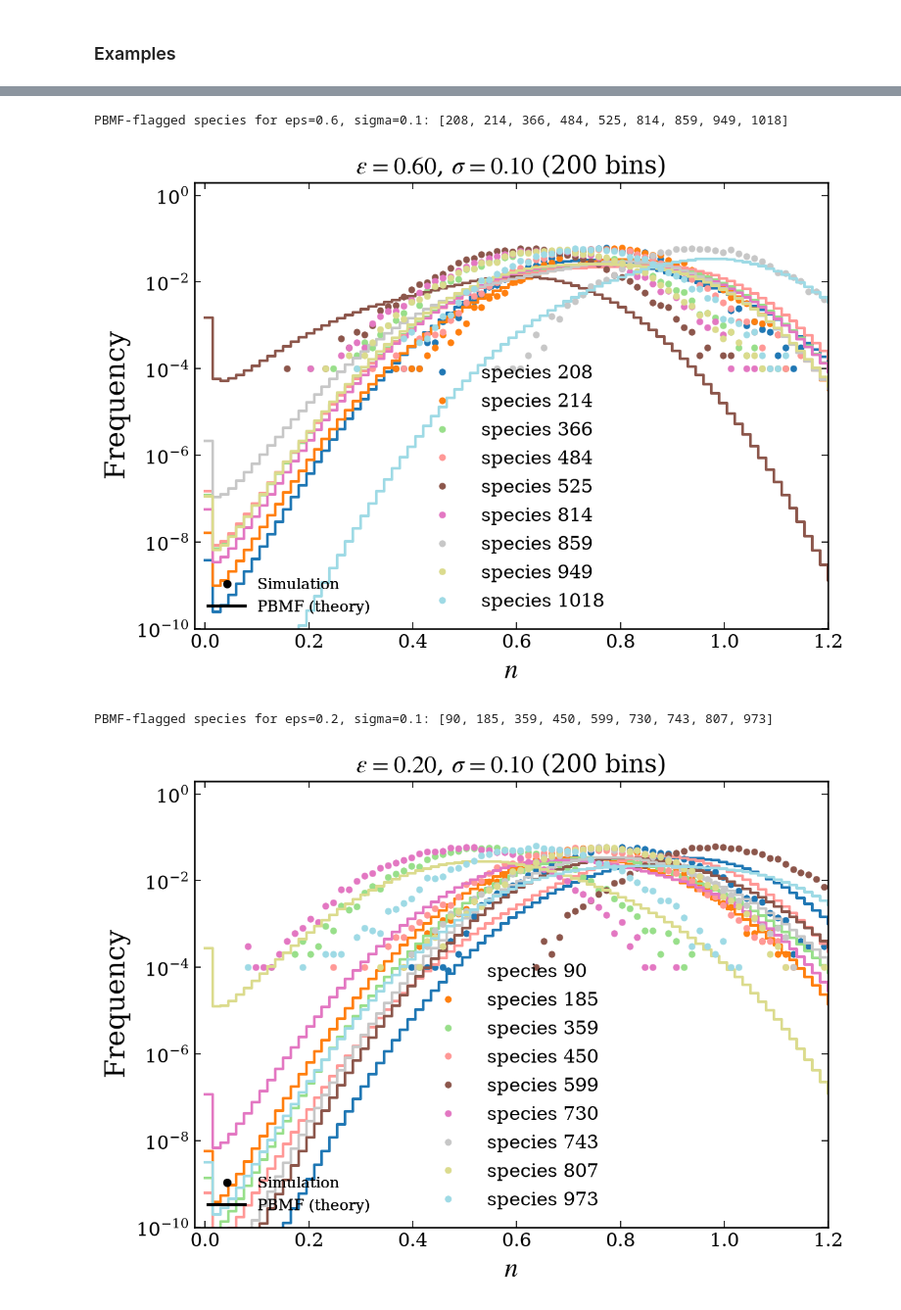
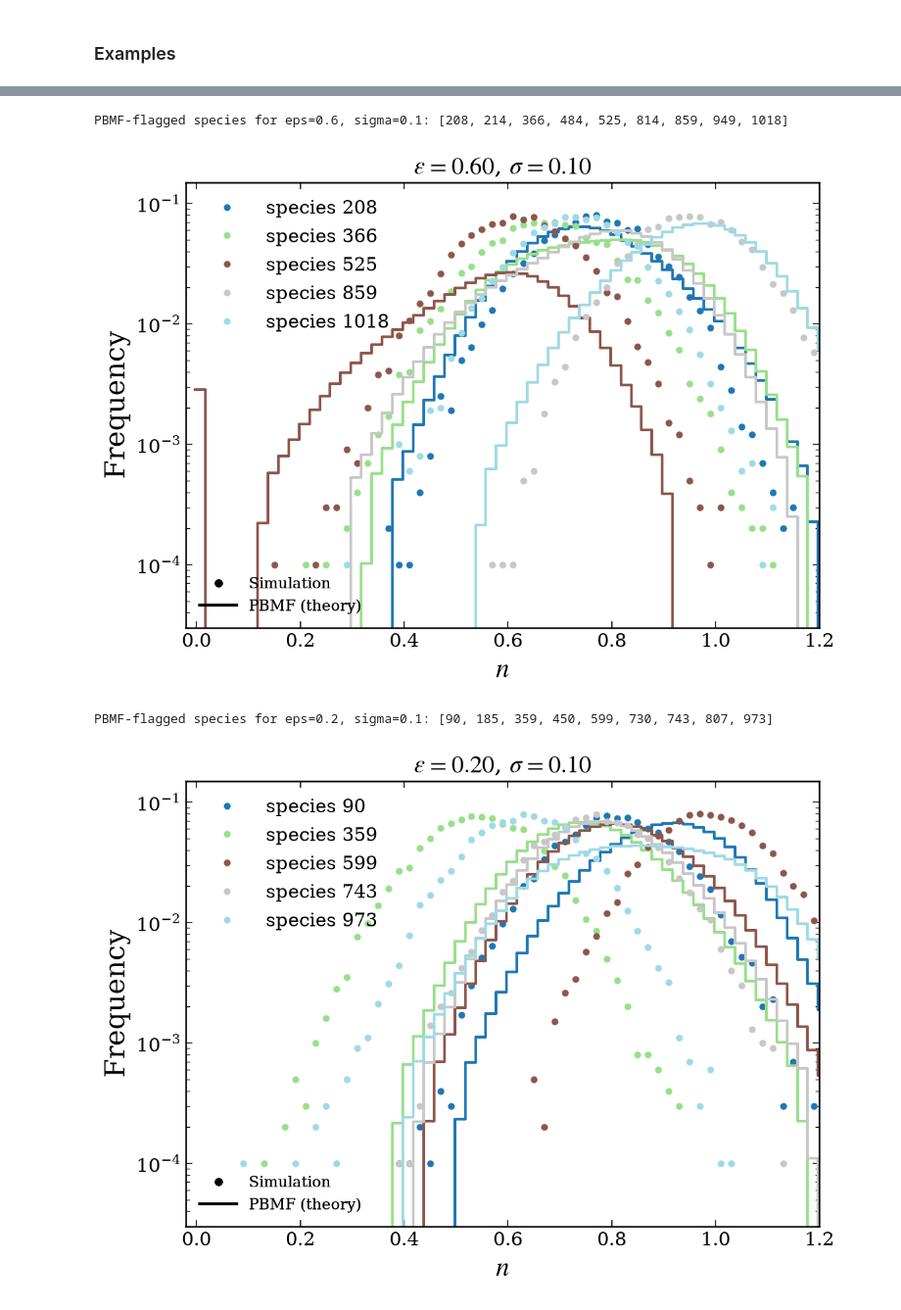
Before and after one commit to d4v1d-cub/Ecology, a Jupyter notebook: processing_data/PBMF/plot_PBMF_vs_Langevin_gaussianity.ipynb, the cells around one changed output, grey strips where cells are left out. Shown at 98% size. Cells and saved outputs as stored; diff of their text form; code cells hidden in the pictures.

Commit message:
working on PBMF vs simulations

```diff
--- a/processing_data/PBMF/plot_PBMF_vs_Langevin_gaussianity.ipynb
+++ b/processing_data/PBMF/plot_PBMF_vs_Langevin_gaussianity.ipynb
@@ -185,7 +167,7 @@ def integrate_over_bins(n, y, bin_edges):
 For a given (epsilon, sigma), PBMF's species-averaged distribution is pooled (mean) over every `sgraph`/`seedinit` replicate it was run with; the Langevin side is already a single, pre-pooled `*_avg_dist_fit.txt` file (see `preprocess_Langevin_distributions.py`).
 # %%
 def find_pbmf_avg_dist_files(pbmf_dist_dir, eps, sigma, sgraph=None, tol=1e-6):
-    """Every PBMF *_avg_dist_fit.txt file matching (eps, sigma) -- and, if sgraph is given,
+    """Every PBMF PBMF_AVG_DIST_SUFFIX file matching (eps, sigma) -- and, if sgraph is given,
     one specific graph realization; otherwise every sgraph/seedinit replicate."""
     pattern = os.path.join(pbmf_dist_dir, f"PBMF_gr_in_RRG_*{PBMF_AVG_DIST_SUFFIX}")
     matches = []
@@ -202,12 +184,13 @@ def find_pbmf_avg_dist_files(pbmf_dist_dir, eps, sigma, sgraph=None, tol=1e-6):
     return matches
 
 
-def load_pbmf_pooled_average(pbmf_dist_dir, eps, sigma, column="P_avg", sgraph=None):
-    """Pool (mean) the given column of every PBMF avg_dist_fit.txt file matching (eps, sigma)
-    -- and, if sgraph is given, one specific graph realization (pooling then only over its
-    seedinit replicates); otherwise every sgraph/seedinit replicate. Replicates share the same
-    grid start/step but can have different lengths (the solver only extends the grid as far as
-    it needs), so shorter replicates are zero-padded up to the longest grid before averaging.
+def load_pbmf_pooled_average(pbmf_dist_dir, eps, sigma, column="freqP_avg", sgraph=None):
+    """Pool (mean) the given column of every PBMF PBMF_AVG_DIST_SUFFIX file matching (eps,
+    sigma) -- and, if sgraph is given, one specific graph realization (pooling then only over
+    its seedinit replicates); otherwise every sgraph/seedinit replicate. Replicates share the
+    same grid start/step but can have different lengths (the solver only extends the grid as
+    far as it needs), so shorter replicates are zero-padded up to the longest grid before
+    averaging.
 
     Returns (n, pooled_mean, n_replicates); (None, None, 0) if no file is found.
     """
@@ -215,7 +198,7 @@ def load_pbmf_pooled_average(pbmf_dist_dir, eps, sigma, column="P_avg", sgraph=N
     if not paths:
         return None, None, 0
     col = PBMF_AVG_DIST_COLUMNS[column]
-    curves = [np.loadtxt(path, skiprows=1)[:, [0, col]] for path in paths]
+    curves = [np.loadtxt(path, comments="#")[:, [0, col]] for path in paths]
     n_ref = max((c[:, 0] for c in curves), key=len)
     stacked = np.zeros((len(curves), len(n_ref)))
     for i, c in enumerate(curves):
@@ -472,7 +465,7 @@ def find_pbmf_top_nongaussian_files(pbmf_dist_dir, eps, sigma, tol=1e-6):
 
 
 def load_pbmf_top_nongaussian_curves(pbmf_dist_dir, eps, sigma, tol=1e-6):
-    """Return dict: species_num (1-indexed, PBMF's own convention) -> list of (n, P, Phat)
+    """Return dict: species_num (1-indexed, PBMF's own convention) -> list of (n, freqP, freqPhat)
     curves, one per PBMF replicate file whose own top-N list happened to include that species
     (not every replicate selects the same species)."""
     paths = find_pbmf_top_nongaussian_files(pbmf_dist_dir, eps, sigma, tol=tol)
@@ -495,8 +488,8 @@ def load_pbmf_top_nongaussian_curves(pbmf_dist_dir, eps, sigma, tol=1e-6):
         n = data[:, 0]
         for sp in header_species:
             try:
-                p_idx = columns.index(f"P_species{sp}")
-                phat_idx = columns.index(f"Phat_species{sp}")
+                p_idx = columns.index(f"freqP_species{sp}")
+                phat_idx = columns.index(f"freqPhat_species{sp}")
             except ValueError:
                 continue
             curves.setdefault(sp, []).append((n, data[:, p_idx], data[:, phat_idx]))
@@ -504,9 +497,9 @@ def load_pbmf_top_nongaussian_curves(pbmf_dist_dir, eps, sigma, tol=1e-6):
 
 
 def pooled_species_curve(curves_list, use_phat=False):
-    """Average (over whichever PBMF replicates flagged this species) a species' P(n) or
-    Phat(n) curve, zero-padding shorter (early-truncated) replicate grids up to the longest,
-    same convention as load_pbmf_pooled_average."""
+    """Average (over whichever PBMF replicates flagged this species) a species' freqP(n) or
+    freqPhat(n) curve, zero-padding shorter (early-truncated) replicate grids up to the
+    longest, same convention as load_pbmf_pooled_average."""
     col = 2 if use_phat else 1
     n_ref = max((c[0] for c in curves_list), key=len)
     stacked = np.zeros((len(curves_list), len(n_ref)))
@@ -529,8 +522,8 @@ def find_langevin_pbmf_top_nongaussian_file(langevin_dist_dir, eps, sigma, tol=1
 
 
 def load_langevin_species_data(path):
-    """Return (n, dict: species_idx (0-indexed, Langevin's own convention) -> (count, freq,
-    density)) from a Langevin *_PBMF_top_nongaussian_species.txt file."""
+    """Return (n, dict: species_idx (0-indexed, Langevin's own convention) -> (count, freq))
+    from a Langevin *_PBMF_top_nongaussian_species.txt file."""
     column_line = None
     with open(path) as f:
         for line in f:
@@ -546,8 +539,7 @@ def load_langevin_species_data(path):
     for idx in species_indices:
         count = data[:, columns.index(f"count_species{idx}")]
         freq = data[:, columns.index(f"freq_species{idx}")]
-        density = data[:, columns.index(f"density_species{idx}")]
-        per_species[idx] = (count, freq, density)
+        per_species[idx] = (count, freq)
     return n, per_species
 
 
@@ -705,22 +703,24 @@ PBMF-flagged species for eps=1.0, sigma=0.1: [145, 185, 216, 298, 540, 701, 739,
 eps, sigma = 0.6, 0.10
 species_list = list_pbmf_selected_species(eps, sigma)
 print(f"PBMF-flagged species for eps={eps}, sigma={sigma}: {species_list}")
-# All PBMF-flagged species together, in one plot
-plot_species_frequency_histogram(eps, sigma, n_bins=200, logscaley=True,
-                                 ymin=1e-10, ymax=2, xmin=-0.02, xmax=1.2)
+species_plot = species_list[::2]
+plot_species_frequency_histogram(eps, sigma, dn=0.02, logscaley=True,
+                                 ymin=3e-5, ymax=0.15, xmin=-0.02, xmax=1.2,
+                                 species_indices=species_plot)
 # %% [output]
 PBMF-flagged species for eps=0.6, sigma=0.1: [208, 214, 366, 484, 525, 814, 859, 949, 1018]
-[figure, old version]
+[figure, new version]
 # %%
 eps, sigma = 0.2, 0.10
 species_list = list_pbmf_selected_species(eps, sigma)
 print(f"PBMF-flagged species for eps={eps}, sigma={sigma}: {species_list}")
-# All PBMF-flagged species together, in one plot
-plot_species_frequency_histogram(eps, sigma, n_bins=200, logscaley=True,
-                                 ymin=1e-10, ymax=2, xmin=-0.02, xmax=1.2)
+species_plot = species_list[::2]
+plot_species_frequency_histogram(eps, sigma, dn=0.02, logscaley=True,
+                                 ymin=3e-5, ymax=0.15, xmin=-0.02, xmax=1.2,
+                                 species_indices=species_plot)
 # %% [output]
 PBMF-flagged species for eps=0.2, sigma=0.1: [90, 185, 359, 450, 599, 730, 743, 807, 973]
-[figure, old version]
+[figure, new version]
 # %%
 eps, sigma = 1.0, 0.20
 species_list = list_pbmf_selected_species(eps, sigma)
```
Also changed, not shown: parts of 21 cells of this notebook, 3 other files.
